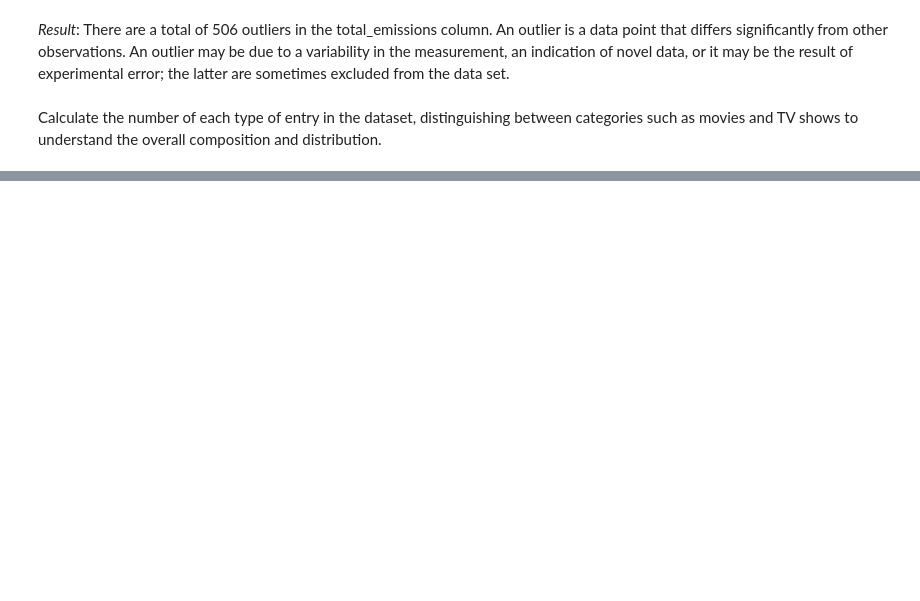
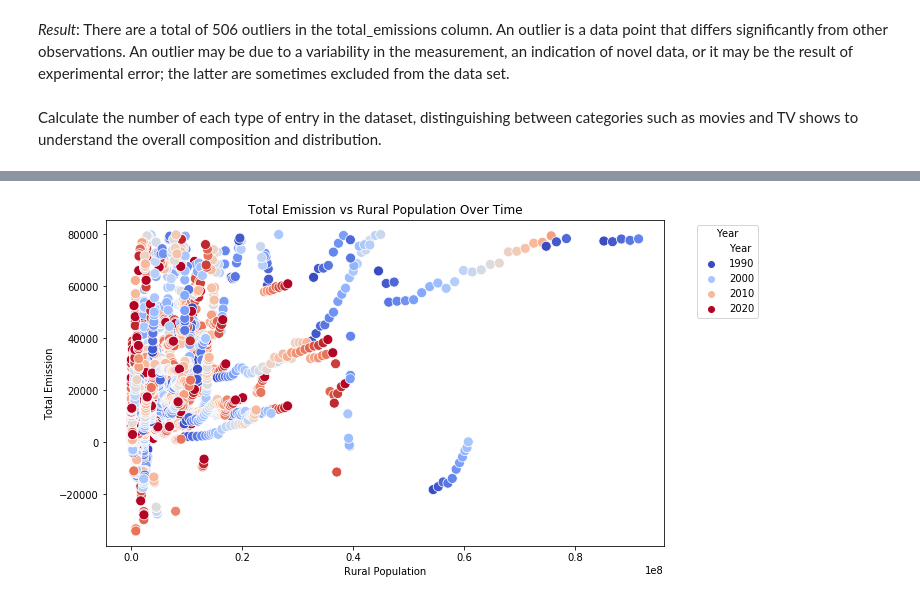
Before and after one commit to Mikateko0926/2401PTDS_Regression_Project, a Jupyter notebook: Regression Project CO2 emissions.ipynb, the cells around one changed output, grey strips where cells are left out. Cells and saved outputs as stored; diff of their text form; code cells hidden in the pictures; blank space fills up the shorter version.

Commit message:
visuals

```diff
--- a/Regression Project CO2 emissions.ipynb
+++ b/Regression Project CO2 emissions.ipynb
@@ -341,0 +348,10 @@ Name: count, dtype: int64
+# %%
+plt.figure(figsize=(10, 6))
+sns.scatterplot(data=df, x='Rural population', y='total_emission', hue='Year', palette='coolwarm', s=100)
+plt.title('Total Emission vs Rural Population Over Time')
+plt.xlabel('Rural Population')
+plt.ylabel('Total Emission')
+plt.legend(title='Year', bbox_to_anchor=(1.05, 1), loc='upper left')  # Place the legend outside the plot
+plt.show()
+# %% [output]
+[figure, added]
```
Also changed, not shown: parts of 7 cells of this notebook.
